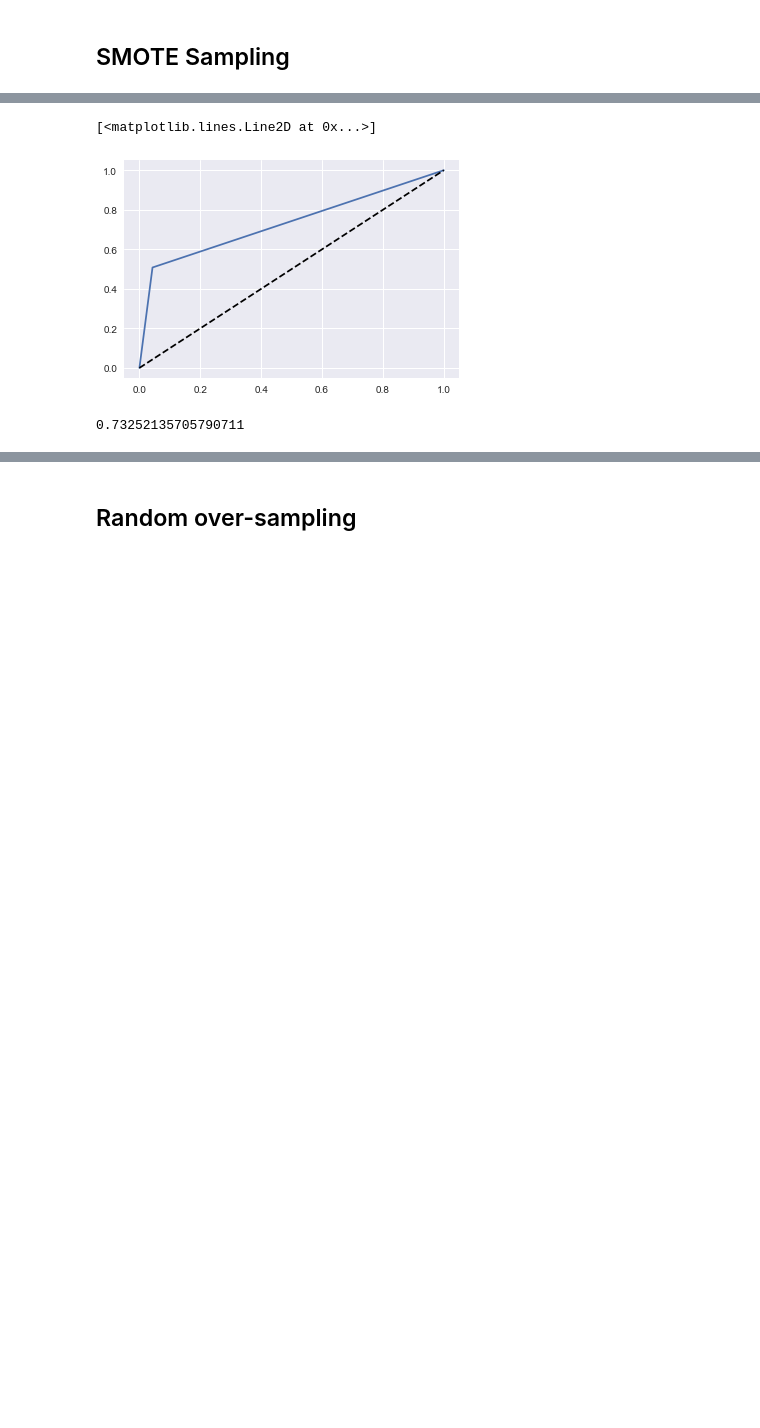
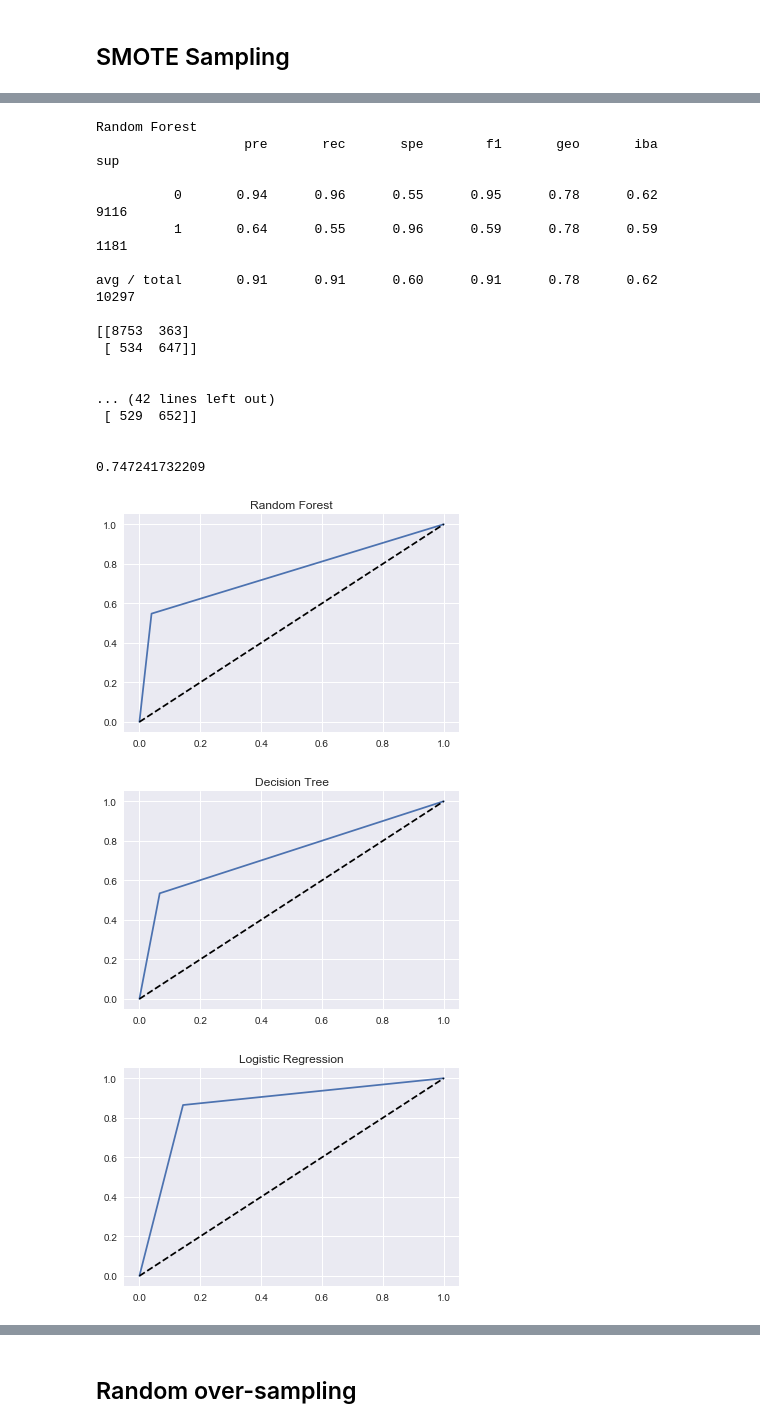
Before and after one commit to WolfgangHall/unit1_capstone, a Jupyter notebook: bank_marketing.ipynb, the cells around one changed output, grey strips where cells are left out. Saved outputs shown, nothing was run; the diff lists cells and outputs as text; code cells hidden in the pictures; blank space fills up the shorter version.

```diff
--- a/bank_marketing.ipynb
+++ b/bank_marketing.ipynb
@@ -567,0 +598,15 @@ X_train, X_test, y_train, y_test = train_test_split(X, y,
+# %%
+def evaluate_sample_method(smpl_method, clf, ratio_n=1.0, random_state_n=12):
+    smplr = smpl_method(ratio=ratio_n, random_state=random_state_n)
+    x_train_res, y_train_res = smplr.fit_sample(X_train, y_train)
+
+    classifier = clf.fit(x_train_res, y_train_res)
+    predictions = classifier.predict(X_test)
+
+    report_and_matrix(y_test, predictions)
+
+    print('\n')
+
+    calculateAUC(y_test, predictions)
+
+    print('\n')
@@ -613,12 +660,27 @@ fpr, tpr, thresholds = roc_curve(y_test, predictions, pos_label=1)
-# %%
-plt.plot(fpr, tpr)
-plt.plot([0, 1], [0, 1], 'k--')
-# %% [output]
-[<matplotlib.lines.Line2D at 0x...>]
-[figure, removed]
-# %%
-auc(fpr, tpr)
-# not bad, but not super good
-# aim for better than 80%
-# %% [output]
-0.73252135705790711
+# %%
+for model in models:
+    print(model[1])
+    plt.figure()
+    plt.title(model[1])
+    evaluate_sample_method(SMOTE, model[0])
+# %% [output]
+Random Forest
+                   pre       rec       spe        f1       geo       iba       sup
+
+          0       0.94      0.96      0.55      0.95      0.78      0.62      9116
+          1       0.64      0.55      0.96      0.59      0.78      0.59      1181
+
+avg / total       0.91      0.91      0.60      0.91      0.78      0.62     10297
+
+[[8753  363]
+ [ 534  647]]
+
+
+... (42 lines left out)
+ [ 529  652]]
+
+
+0.747241732209
+[figure, added]
+[figure, added]
+[figure, added]
```
Also changed, not shown: parts of 85 cells of this notebook.
